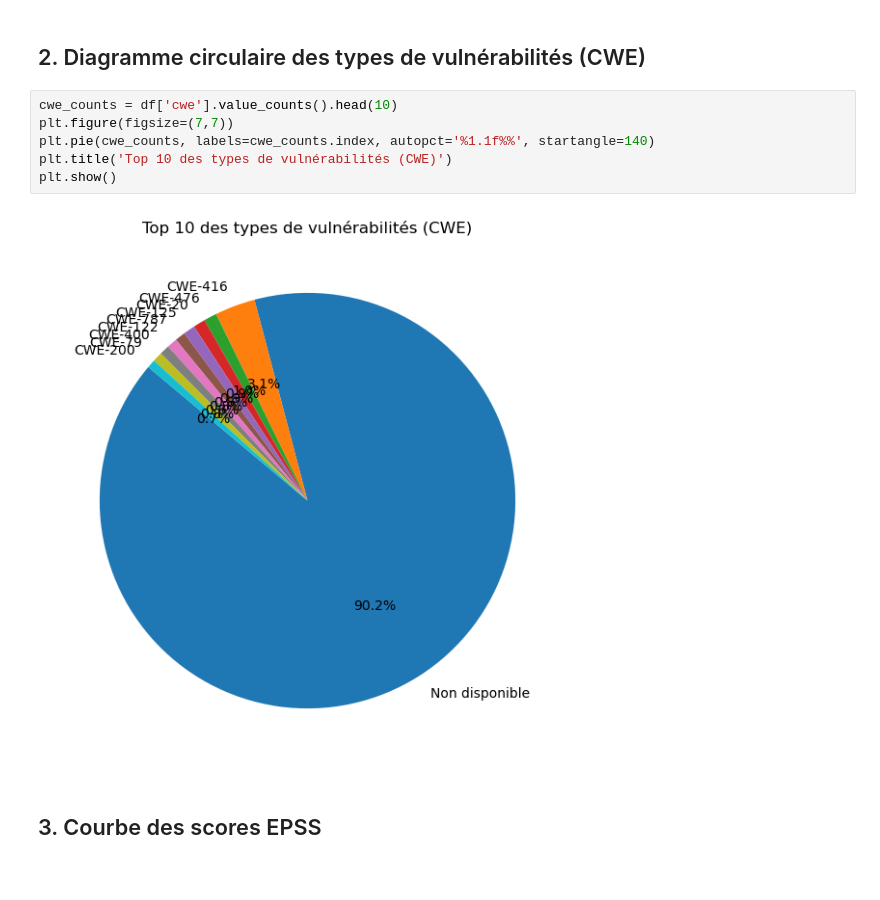
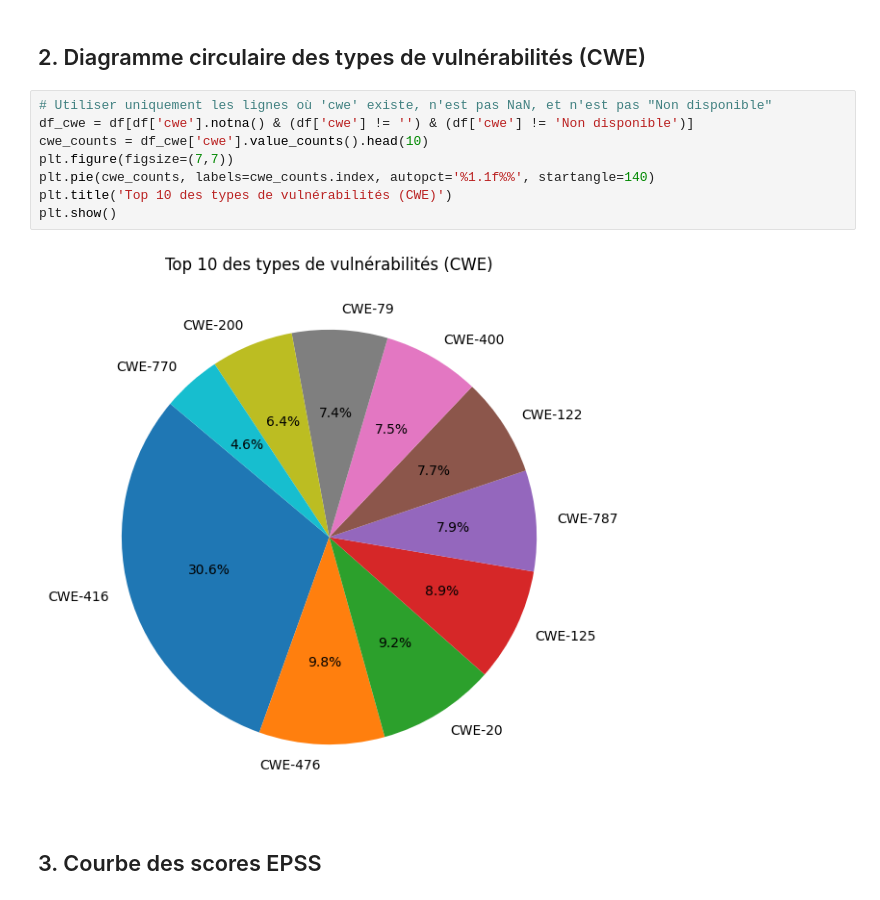
Before and after one commit to 3arly1/projet-mastercamp-data, a Jupyter notebook: mastercamp.ipynb, the cells around one changed output. Drawn from its saved outputs; the diff is of its cells as text.

```diff
--- a/mastercamp.ipynb
+++ b/mastercamp.ipynb
@@ -316,13 +335,15 @@ plt.show()
 # %% [markdown]
 ## 2. Diagramme circulaire des types de vulnérabilités (CWE)
 # %%
-cwe_counts = df['cwe'].value_counts().head(10)
+# Utiliser uniquement les lignes où 'cwe' existe, n'est pas NaN, et n'est pas "Non disponible"
+df_cwe = df[df['cwe'].notna() & (df['cwe'] != '') & (df['cwe'] != 'Non disponible')]
+cwe_counts = df_cwe['cwe'].value_counts().head(10)
 plt.figure(figsize=(7,7))
 plt.pie(cwe_counts, labels=cwe_counts.index, autopct='%1.1f%%', startangle=140)
 plt.title('Top 10 des types de vulnérabilités (CWE)')
 plt.show()
 # %% [output]
-[figure, old version]
+[figure, new version]
 # %% [markdown]
 ## 3. Courbe des scores EPSS
 # %%
```
Also changed, not shown: parts of 15 cells of this notebook.
